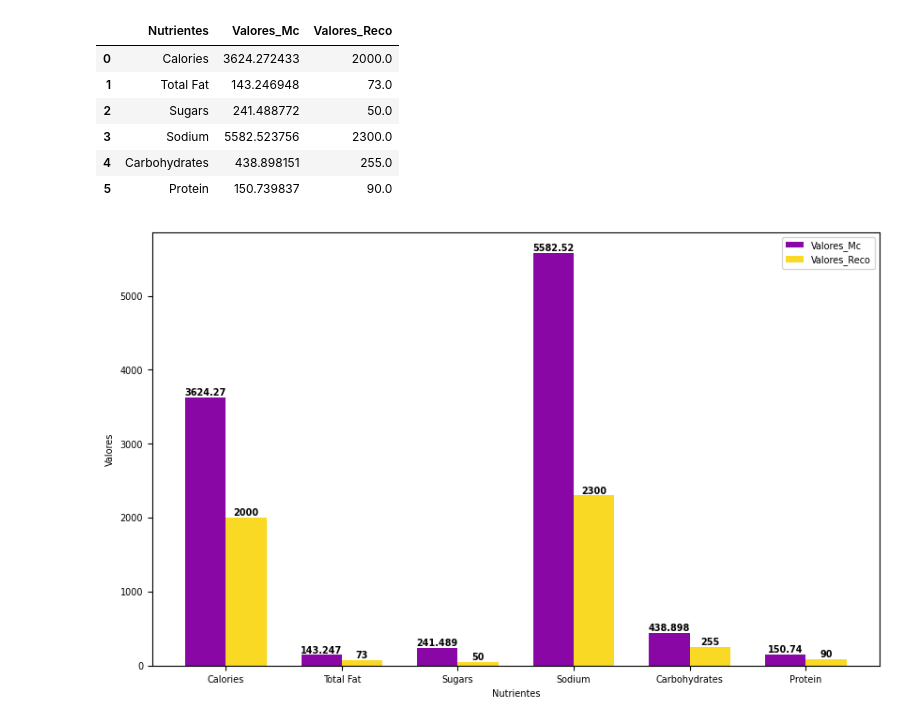
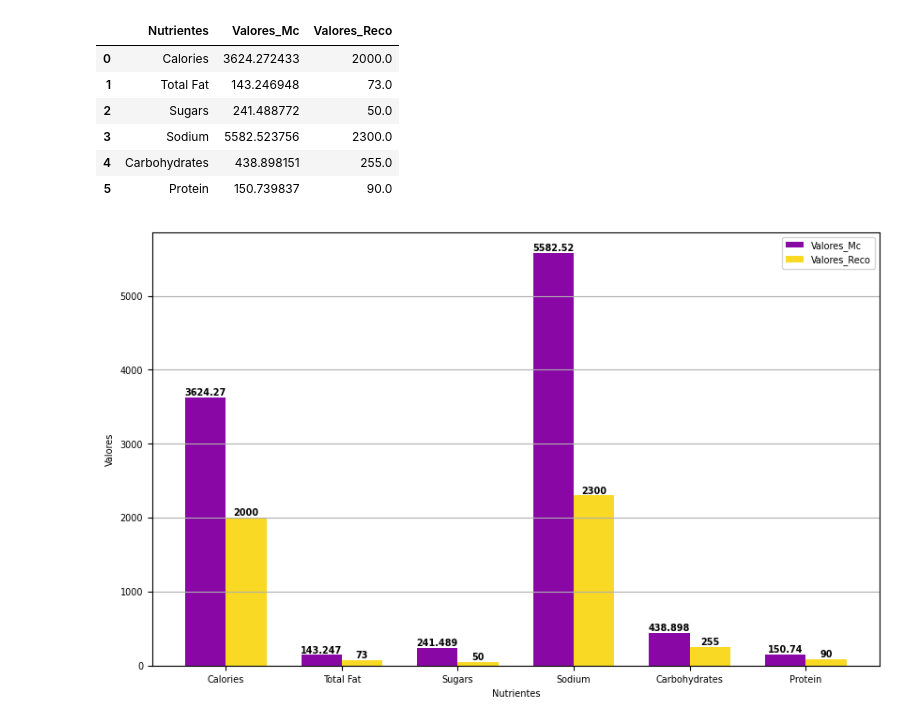
Before and after one commit to SillvioDaniel/menu_mcdonalds, a Jupyter notebook: menu.ipynb, the cells around one changed output. Saved outputs shown, nothing was run; the diff lists cells and outputs as text; code cells hidden in the pictures.

```diff
--- a/menu.ipynb
+++ b/menu.ipynb
@@ -169,27 +169,31 @@ comparacao
 # %%
 # Configurando o gráfico
 fig, ax = plt.subplots(figsize=(10, 6))
 bar_width = 0.35
 index = range(len(comparacao))
 
 # Gráfico de barras para 'Valores_Mc'
 bar1 = ax.bar(index, comparacao['Valores_Mc'], bar_width, label='Valores_Mc',color='#8807A5')
 
 # Gráfico de barras para 'Valores_Reco'
 bar2 = ax.bar([i + bar_width for i in index], comparacao['Valores_Reco'], bar_width, label='Valores_Reco',color='#F9D924')
 
 # Configuração do eixo x
 ax.set_xticks([i + bar_width/2 for i in index])
 ax.set_xticklabels(comparacao['Nutrientes'])
 ax.set_xlabel('Nutrientes')
 ax.set_ylabel('Valores')
 # Adicionando valores
 plt.bar_label(bar1,fontsize=7,label_type='edge',fontweight='bold')
 plt.bar_label(bar2,fontsize=7,label_type='edge',fontweight='bold')
 # Adicionando a legenda
 ax.legend()
+#Adicionando Grid
+ax.grid(axis = 'y')
+#Salvando Gráfico
+plt.savefig('img/recoxmc.jpg')
 
 # Exibindo o gráfico
 plt.show()
 # %% [output]
-[figure, old version]
+[figure, new version]
```
Also changed, not shown: parts of 1 cell of this notebook.
